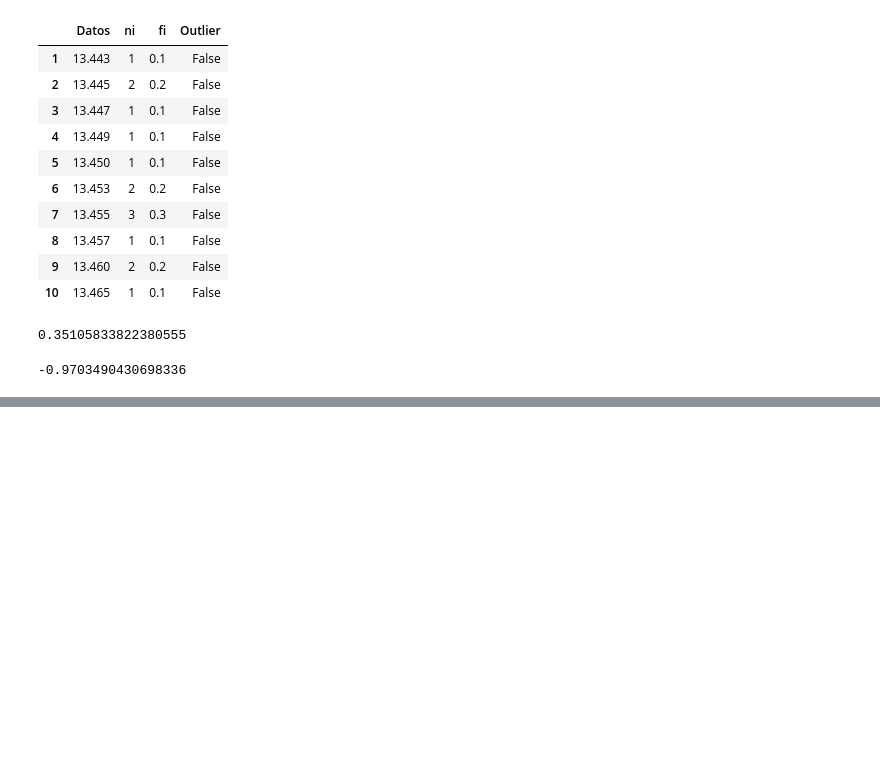
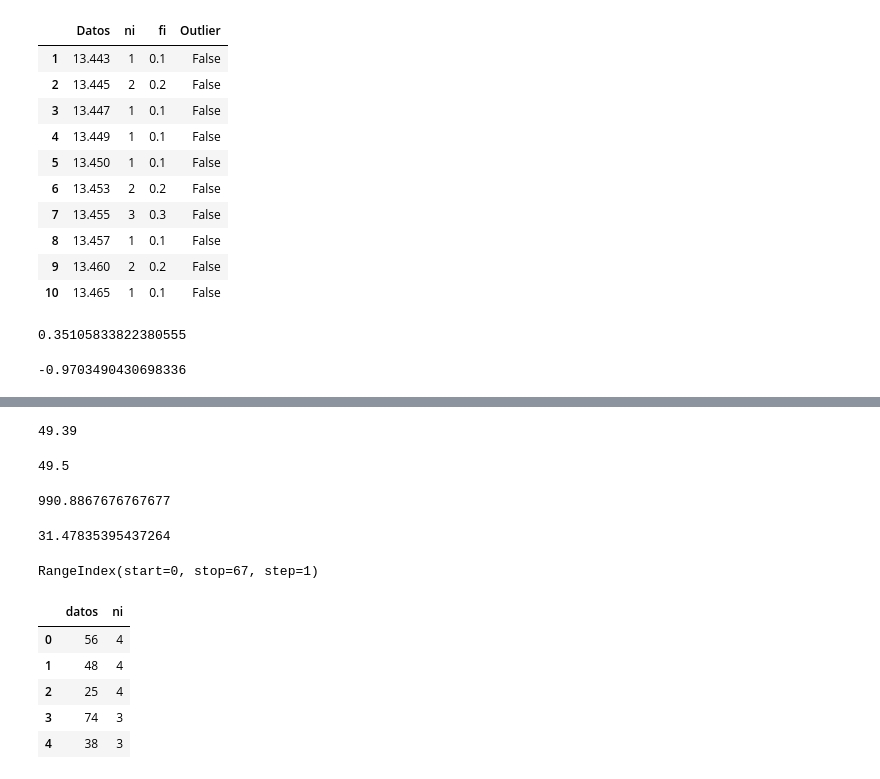
Before and after one commit to DiegoAlejandroLozano/Estadistica_Descriptiva, a Jupyter notebook: Estadistico_de_forma.ipynb, the cells around one changed output, grey strips where cells are left out. Saved outputs shown, nothing was run; the diff lists cells and outputs as text; code cells hidden in the pictures; blank space fills up the shorter version.

```diff
--- a/Estadistico_de_forma.ipynb
+++ b/Estadistico_de_forma.ipynb
@@ -196,0 +211,35 @@ plt.show()
+# %%
+#Cálculo de la media
+ejer2_df.Datos.mean()
+# %% [output]
+49.39
+# %%
+#Encontrando la mediana
+ejer2_df.Datos.median()
+# %% [output]
+49.5
+# %%
+#Cálculo de la varianza()
+ejer2_df.Datos.var()
+# %% [output]
+990.8867676767677
+# %%
+#Cálculo de la desviación estandar
+ejer2_df.Datos.std()
+# %% [output]
+31.47835395437264
+# %%
+#Tabla de frecuencias
+tabla2_df = ejer2_df.Datos.value_counts()
+tabla2_df = tabla2_df.reset_index()
+tabla2_df = tabla2_df.rename(columns={'index':'datos', 'Datos':'ni'})
+print(tabla2_df.index)
+tabla2_df.head()
+# %% [output]
+RangeIndex(start=0, stop=67, step=1)
+|  | datos | ni |
+| 0 | 56 | 4 |
+| 1 | 48 | 4 |
+| 2 | 25 | 4 |
+| 3 | 74 | 3 |
+| 4 | 38 | 3 |
```
Also changed, not shown: parts of 10 cells of this notebook, 1 other file.
